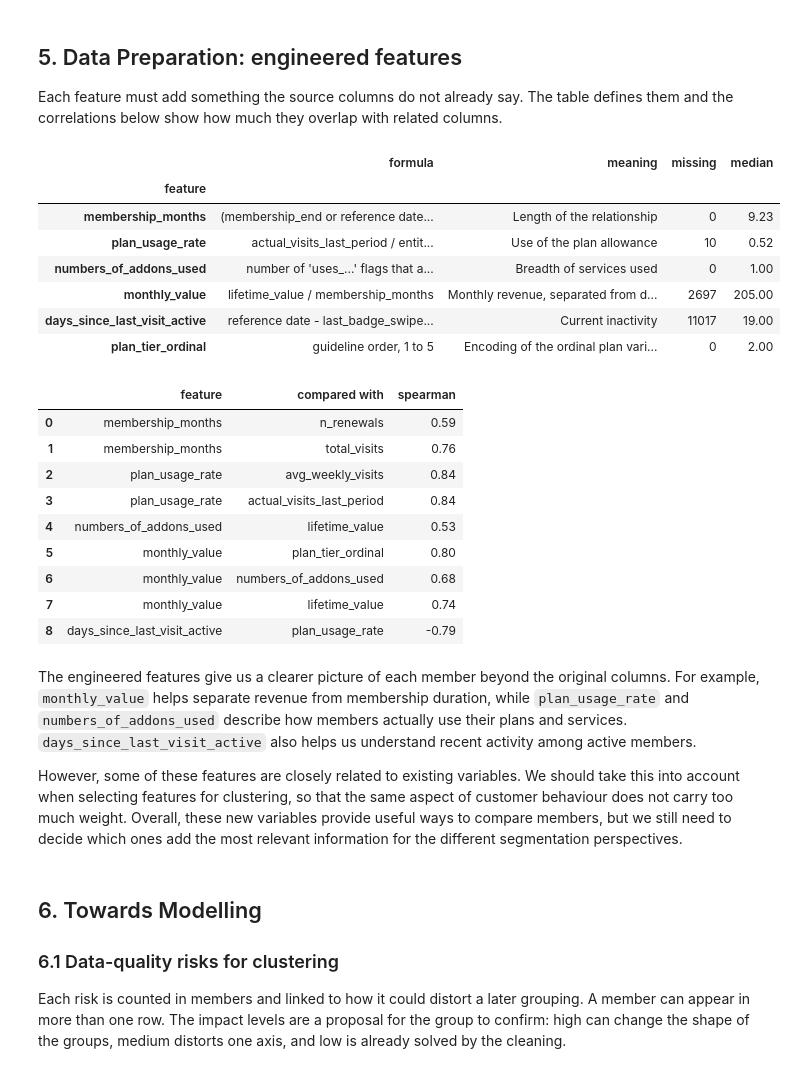
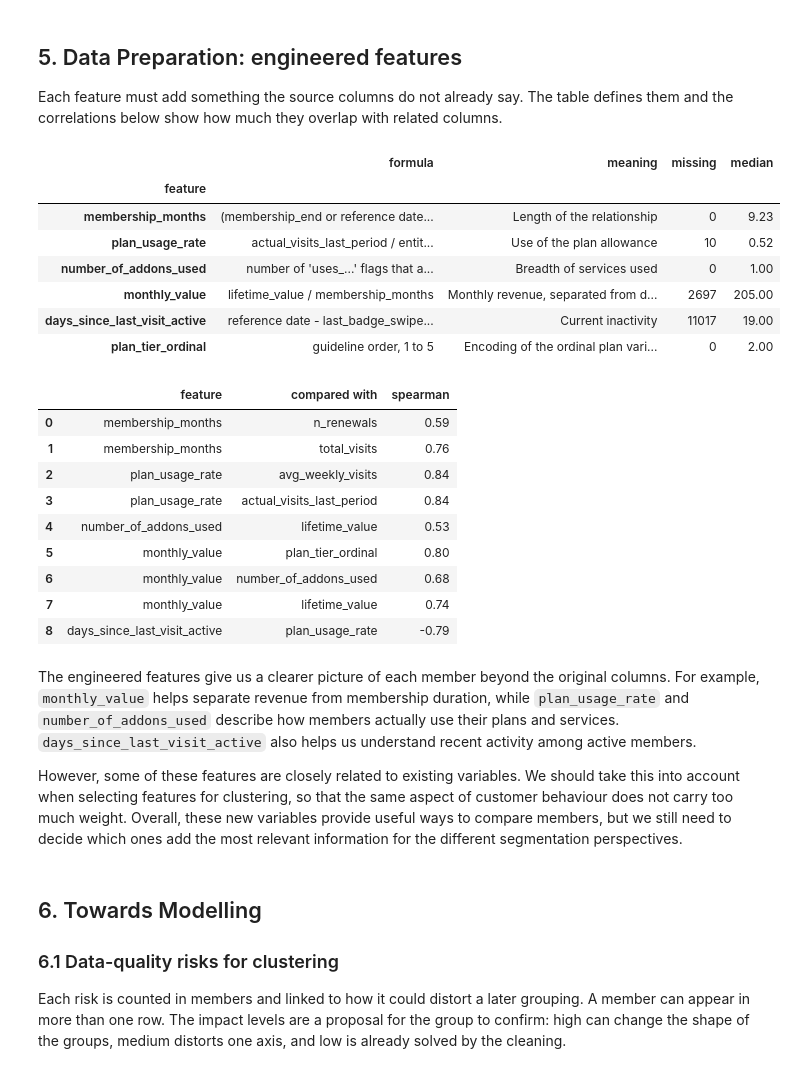
Before and after one commit to MohamedTrikiSoftwareEngineer/DM_Group_10, a Jupyter notebook: notebooks/Group10_EDA_Code.ipynb, the cells around one changed output. Cells and saved outputs as stored; diff of their text form; code cells hidden in the pictures.

```diff
--- a/notebooks/Group10_EDA_Code.ipynb
+++ b/notebooks/Group10_EDA_Code.ipynb
@@ -1098,11 +1097,11 @@ The other long upper tails may be useful for segmentation, because they show **w
 The dataset has no price column, but the data suggests what each plan costs. Members with no add-ons should pay only for the plan, so for them `lifetime_value / membership_months` should be close to the plan price. We use members with at least 3 months, to avoid very short memberships, and exclude the flagged scale errors.
 # %%
 use_cols = [c for c in df.columns if c.startswith("uses_")]
-df["numbers_of_addons_used"] = df[use_cols].sum(axis=1)
+df["number_of_addons_used"] = df[use_cols].sum(axis=1)
 valid = (df["lifetime_value"] > 0) & (df["membership_months"] >= 3) & df["plan_tier"].notna() & ~df["flag_ltv_scale_error"]
 monthly = df["lifetime_value"]/df["membership_months"]
 
-no_addons = df[valid & (df["numbers_of_addons_used"]==0)]
+no_addons = df[valid & (df["number_of_addons_used"]==0)]
 base_table = monthly[no_addons.index].groupby(no_addons["plan_tier"]).agg(["count", "mean", "std", "min", "max"]).reindex(TIER_ORDER).round(2)
 base_price = base_table["mean"].round(-1)
 display(base_table)
@@ -1612,7 +1609,7 @@ df["plan_tier_ordinal"] = df["plan_tier"].map({tier: i + 1 for i, tier in enumer
 feature_table = pd.DataFrame([
     ("membership_months", "(membership_end or reference date - membership_start) / DAYS_PER_MONTH", "Length of the relationship"),
     ("plan_usage_rate", "actual_visits_last_period / entitled_visits_last_period", "Use of the plan allowance"),
-    ("numbers_of_addons_used", "number of 'uses_...' flags that are True", "Breadth of services used"),
+    ("number_of_addons_used", "number of 'uses_...' flags that are True", "Breadth of services used"),
     ("monthly_value", "lifetime_value / membership_months", "Monthly revenue, separated from duration"),
     ("days_since_last_visit_active", "reference date - last_badge_swipe, active members only", "Current inactivity"),
     ("plan_tier_ordinal", "guideline order, 1 to 5", "Encoding of the ordinal plan variable"),
@@ -1625,29 +1622,29 @@ display(feature_table)
 | feature |  |  |  |  |
 | membership_months | (membership_end or reference date... | Length of the relationship | 0 | 9.23 |
 | plan_usage_rate | actual_visits_last_period / entit... | Use of the plan allowance | 10 | 0.52 |
-| numbers_of_addons_used | number of 'uses_...' flags that a... | Breadth of services used | 0 | 1.00 |
+| number_of_addons_used | number of 'uses_...' flags that a... | Breadth of services used | 0 | 1.00 |
 | monthly_value | lifetime_value / membership_months | Monthly revenue, separated from d... | 2697 | 205.00 |
 | days_since_last_visit_active | reference date - last_badge_swipe... | Current inactivity | 11017 | 19.00 |
 | plan_tier_ordinal | guideline order, 1 to 5 | Encoding of the ordinal plan vari... | 0 | 2.00 |
 # %%
 checks = [("membership_months", "n_renewals"), ("membership_months", "total_visits"), ("plan_usage_rate", "avg_weekly_visits"),
-          ("plan_usage_rate", "actual_visits_last_period"), ("numbers_of_addons_used", "lifetime_value"),
-          ("monthly_value", "plan_tier_ordinal"), ("monthly_value", "numbers_of_addons_used"), ("monthly_value", "lifetime_value"),
+          ("plan_usage_rate", "actual_visits_last_period"), ("number_of_addons_used", "lifetime_value"),
+          ("monthly_value", "plan_tier_ordinal"), ("monthly_value", "number_of_addons_used"), ("monthly_value", "lifetime_value"),
           ("days_since_last_visit_active", "plan_usage_rate")]
 display(pd.DataFrame([{"feature": a, "compared with": b, "spearman": round(df[[a, b]].corr(method="spearman").iloc[0, 1], 2)} for a, b in checks]))
 # %% [output]
 |  | feature | compared with | spearman |
 | 0 | membership_months | n_renewals | 0.59 |
 | 1 | membership_months | total_visits | 0.76 |
 | 2 | plan_usage_rate | avg_weekly_visits | 0.84 |
 | 3 | plan_usage_rate | actual_visits_last_period | 0.84 |
-| 4 | numbers_of_addons_used | lifetime_value | 0.53 |
+| 4 | number_of_addons_used | lifetime_value | 0.53 |
 | 5 | monthly_value | plan_tier_ordinal | 0.80 |
-| 6 | monthly_value | numbers_of_addons_used | 0.68 |
+| 6 | monthly_value | number_of_addons_used | 0.68 |
 | 7 | monthly_value | lifetime_value | 0.74 |
 | 8 | days_since_last_visit_active | plan_usage_rate | -0.79 |
 # %% [markdown]
-The engineered features give us a clearer picture of each member beyond the original columns. For example, `monthly_value` helps separate revenue from membership duration, while `plan_usage_rate` and `numbers_of_addons_used` describe how members actually use their plans and services. `days_since_last_visit_active` also helps us understand recent activity among active members.
+The engineered features give us a clearer picture of each member beyond the original columns. For example, `monthly_value` helps separate revenue from membership duration, while `plan_usage_rate` and `number_of_addons_used` describe how members actually use their plans and services. `days_since_last_visit_active` also helps us understand recent activity among active members.
 
 However, some of these features are closely related to existing variables. We should take this into account when selecting features for clustering, so that the same aspect of customer behaviour does not carry too much weight. Overall, these new variables provide useful ways to compare members, but we still need to decide which ones add the most relevant information for the different segmentation perspectives.
 # %% [markdown]
```
Also changed, not shown: parts of 12 cells of this notebook.
